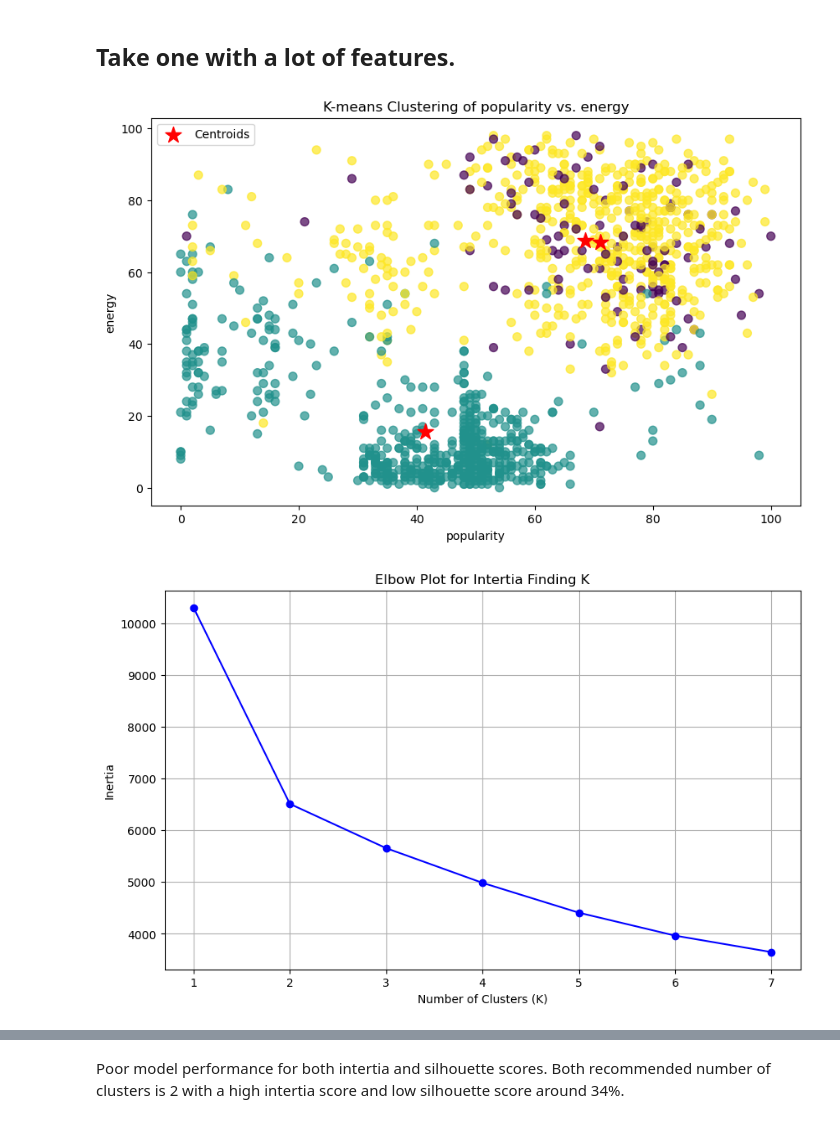
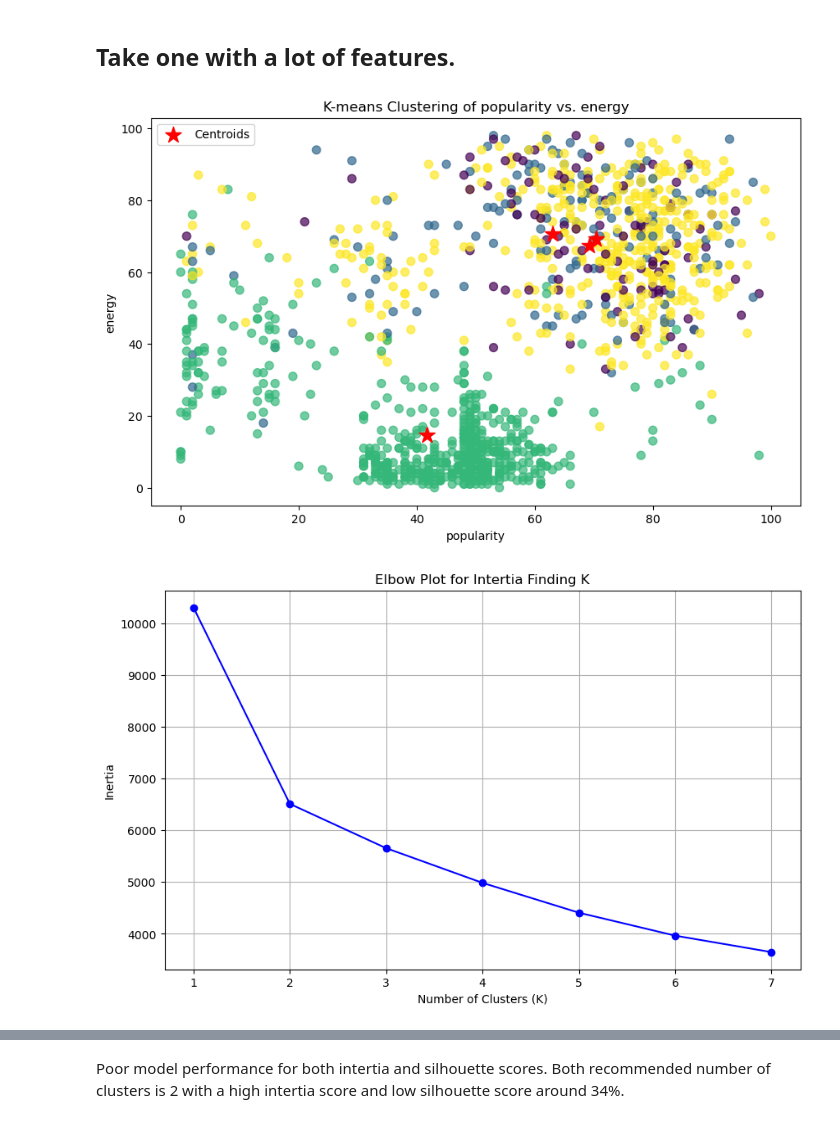
Before and after one commit to robbhuey/Spotify, a Jupyter notebook: Code/02_Pre-processing_and_Modeling.ipynb, the cells around one changed output, grey strips where cells are left out. Saved outputs shown, nothing was run; the diff lists cells and outputs as text; code cells hidden in the pictures.

```diff
--- a/Code/02_Pre-processing_and_Modeling.ipynb
+++ b/Code/02_Pre-processing_and_Modeling.ipynb
@@ -135,11 +129,11 @@ def silhouette_plot(spot, features):
 # %% [markdown]
 ## Take one with a lot of features.
 # %%
-kmeans_clustering(spot, features = ['popularity', 'energy', 'valence', 'bpm', 'dance', 'acous', 'spch', 'live'])
+kmeans_clustering(spot, features = ['popularity', 'energy', 'valence', 'bpm', 'dance', 'acous', 'spch', 'live'], num_clusters = 4)
 elbow_plot(spot, features = ['popularity', 'energy', 'valence', 'bpm', 'dance', 'acous', 'spch', 'live'])
 silhouette_plot(spot, features = ['popularity', 'energy', 'valence', 'bpm', 'dance', 'acous', 'spch', 'live'])
 # %% [output]
-[figure, old version]
+[figure, new version]
 [figure]
 [figure]
 # %% [markdown]
```
Also changed, not shown: parts of 6 cells of this notebook, 17 other files.
